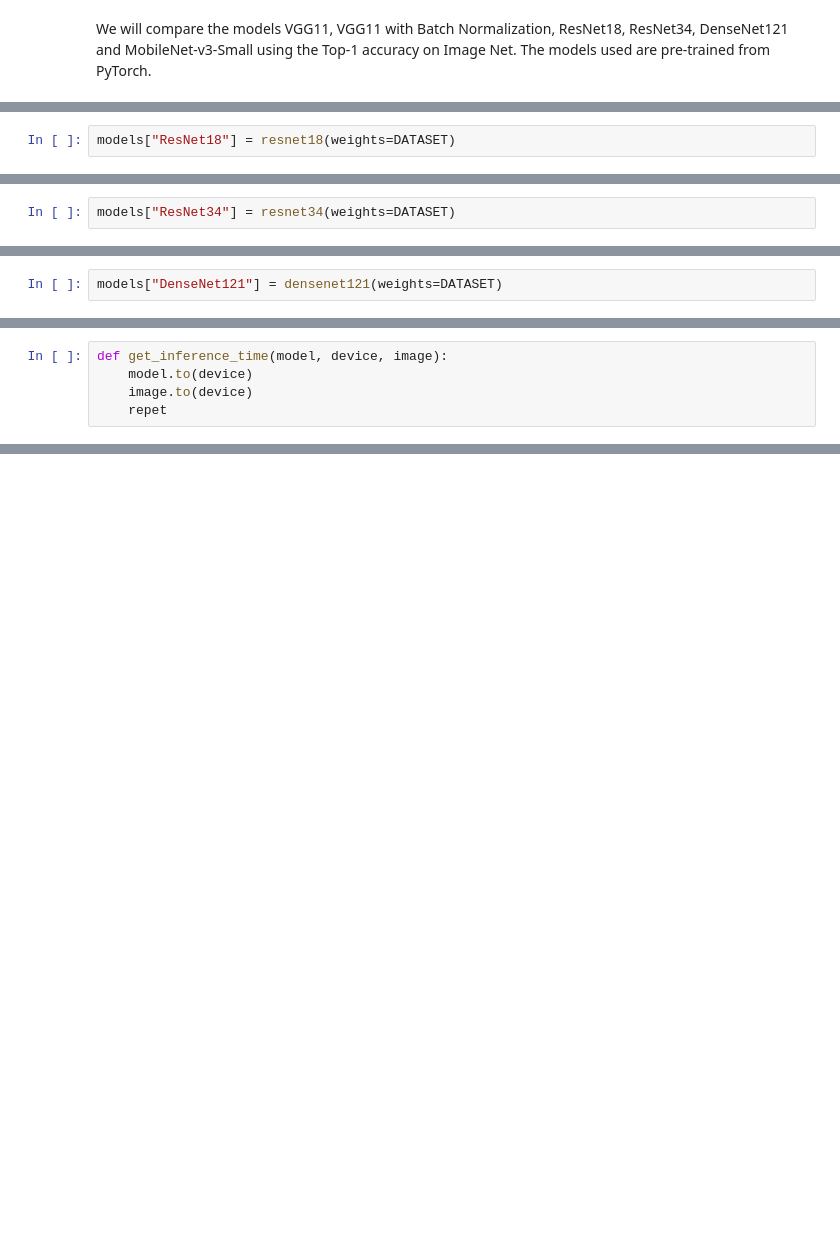
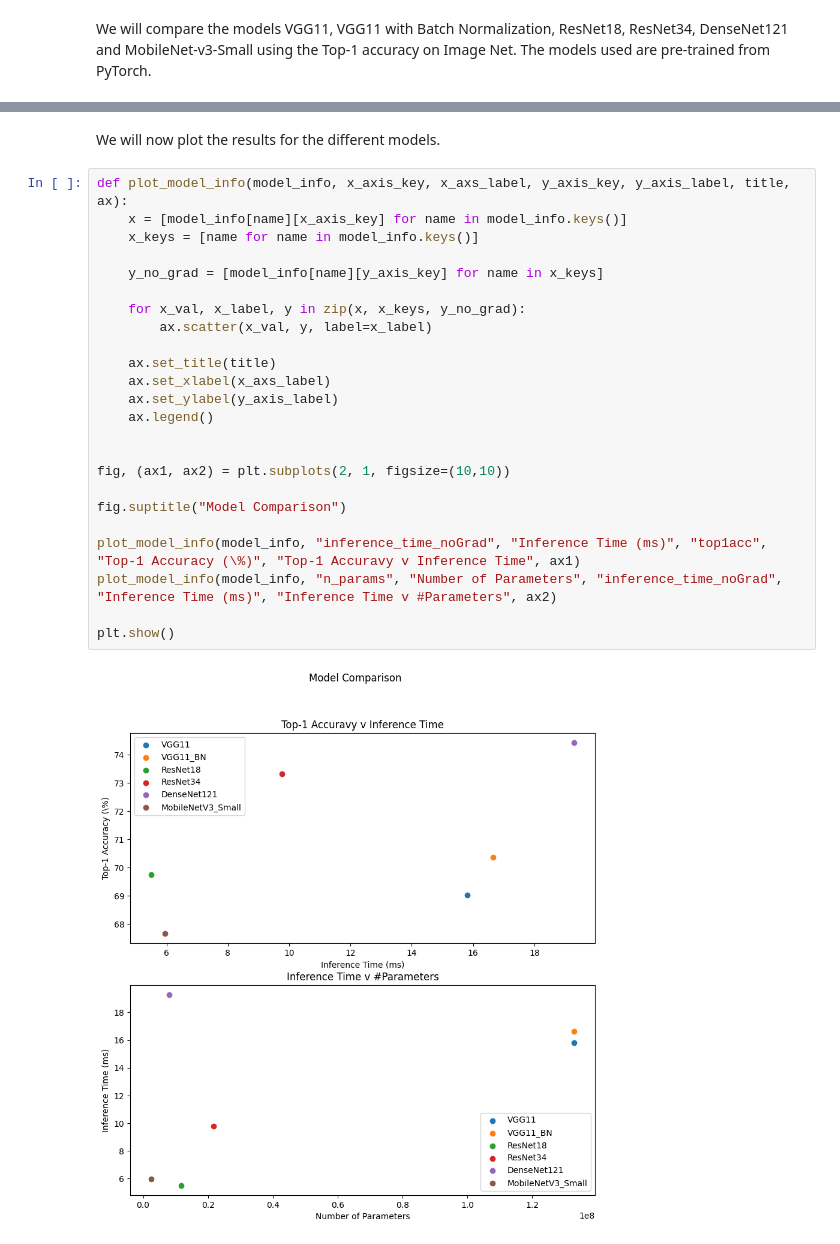
Before and after one commit to gerardPlanella/DeepLearning1_UvA_22, a Jupyter notebook: assignment2/assignment_2.ipynb, the cells around one changed output, grey strips where cells are left out. Drawn from its saved outputs; the diff is of its cells as text; blank space fills up the shorter version.

```diff
--- a/assignment2/assignment_2.ipynb
+++ b/assignment2/assignment_2.ipynb
@@ -76,2 +73,0 @@ models["VGG11_BN"] = vgg11_bn(weights=DATASET)
-# %%
-models["ResNet18"] = resnet18(weights=DATASET)
@@ -80,2 +73,0 @@ Downloading: "https://download.pytorch.org/models/resnet18-f37072fd.pth" to /hom
-# %%
-models["ResNet34"] = resnet34(weights=DATASET)
@@ -84,2 +73,0 @@ Downloading: "https://download.pytorch.org/models/resnet34-b627a593.pth" to /hom
-# %%
-models["DenseNet121"] = densenet121(weights=DATASET)
@@ -88,5 +73,0 @@ Downloading: "https://download.pytorch.org/models/densenet121-a639ec97.pth" to /
-# %%
-def get_inference_time(model, device, image):
-    model.to(device)
-    image.to(device)
-    repet
@@ -94,0 +115,28 @@ TypeError: data type 'torch.FloatTensor' not understood
+# %% [markdown]
+We will now plot the results for the different models.
+# %%
+def plot_model_info(model_info, x_axis_key, x_axs_label, y_axis_key, y_axis_label, title, ax):
+    x = [model_info[name][x_axis_key] for name in model_info.keys()]
+    x_keys = [name for name in model_info.keys()]
+
+    y_no_grad = [model_info[name][y_axis_key] for name in x_keys]
+
+    for x_val, x_label, y in zip(x, x_keys, y_no_grad):
+        ax.scatter(x_val, y, label=x_label)
+
+    ax.set_title(title)
+    ax.set_xlabel(x_axs_label)
+    ax.set_ylabel(y_axis_label)
+    ax.legend()
+
+
+fig, (ax1, ax2) = plt.subplots(2, 1, figsize=(10,10))
+
+fig.suptitle("Model Comparison")
+
+plot_model_info(model_info, "inference_time_noGrad", "Inference Time (ms)", "top1acc", "Top-1 Accuracy (\%)", "Top-1 Accuravy v Inference Time", ax1)
+plot_model_info(model_info, "n_params", "Number of Parameters", "inference_time_noGrad", "Inference Time (ms)", "Inference Time v #Parameters", ax2)
+
+plt.show()
+# %% [output]
+[figure, added]
```
Also changed, not shown: parts of 21 cells of this notebook.
